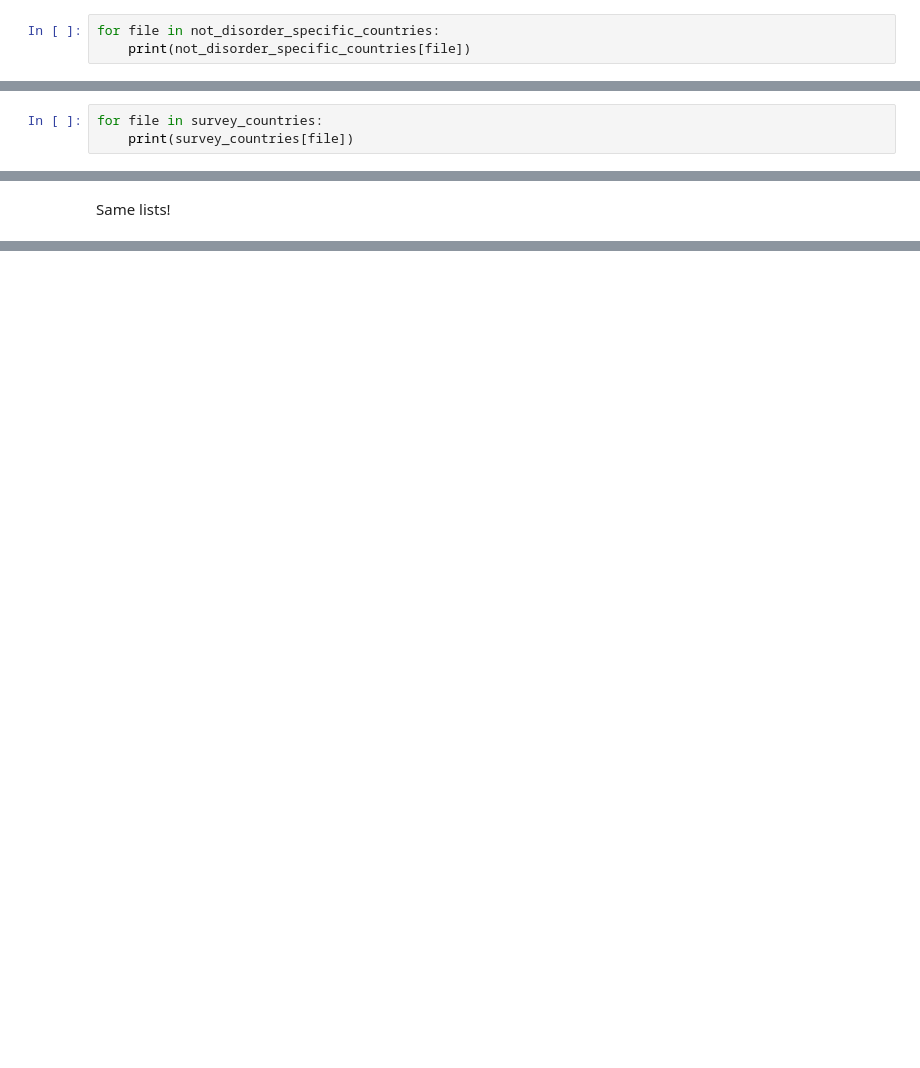
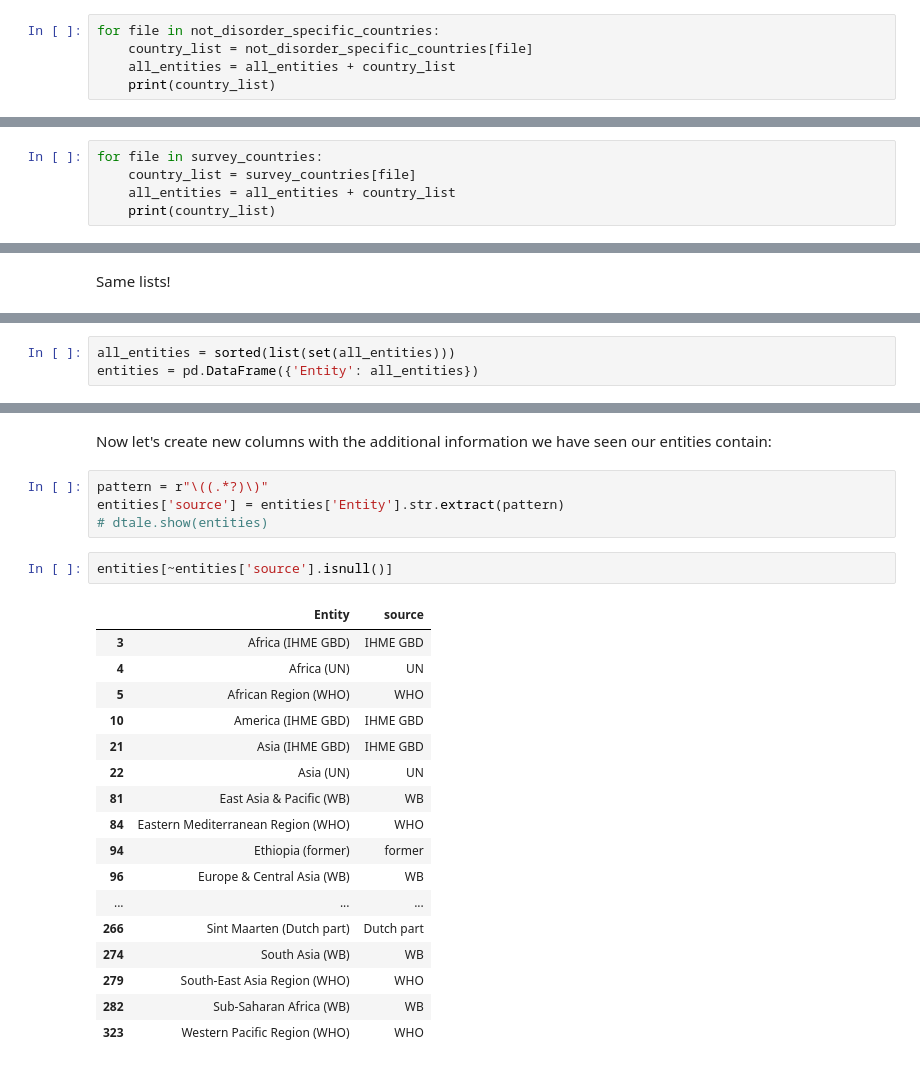
Before and after one commit to emmajslz/mental-health-db, a Jupyter notebook: file-comparison.ipynb, the cells around one changed output, grey strips where cells are left out. Drawn from its saved outputs; the diff is of its cells as text; blank space fills up the shorter version.

```diff
--- a/file-comparison.ipynb
+++ b/file-comparison.ipynb
@@ -49,7 +56,9 @@ Our lists of countries do not match, meaning that we do not have all of the info
 ### Checking for cohesive country list in the category `not-disorder-specific`
 # %%
 for file in not_disorder_specific_countries:
-    print(not_disorder_specific_countries[file])
+    country_list = not_disorder_specific_countries[file]
+    all_entities = all_entities + country_list
+    print(country_list)
 # %% [output]
 ['Abkhazia', 'Afghanistan', 'Africa', 'Africa (IHME GBD)', 'Africa (UN)', 'Akrotiri and Dhekelia', 'Aland Islands', 'Albania', 'Algeria', 'America (IHME GBD)', 'American Samoa', 'Andorra', 'Angola', ' ...
 ['Abkhazia', 'Afghanistan', 'Africa', 'Africa (IHME GBD)', 'Africa (UN)', 'Akrotiri and Dhekelia', 'Aland Islands', 'Albania', 'Algeria', 'America (IHME GBD)', 'American Samoa', 'Andorra', 'Angola', ' ...
@@ -61,7 +70,9 @@ Same lists!
 ### Checking for cohesive country list in the category `survey`
 # %%
 for file in survey_countries:
-    print(survey_countries[file])
+    country_list = survey_countries[file]
+    all_entities = all_entities + country_list
+    print(country_list)
 # %% [output]
 ['Abkhazia', 'Afghanistan', 'Africa', 'Africa (IHME GBD)', 'Africa (UN)', 'Akrotiri and Dhekelia', 'Aland Islands', 'Albania', 'Algeria', 'America (IHME GBD)', 'American Samoa', 'Andorra', 'Angola', ' ...
 ['Abkhazia', 'Afghanistan', 'Africa', 'Africa (IHME GBD)', 'Africa (UN)', 'Akrotiri and Dhekelia', 'Aland Islands', 'Albania', 'Algeria', 'America (IHME GBD)', 'American Samoa', 'Andorra', 'Angola', ' ...
@@ -78,0 +96,3 @@ Same lists!
+# %%
+all_entities = sorted(list(set(all_entities)))
+entities = pd.DataFrame({'Entity': all_entities})
@@ -78,0 +113,26 @@ Same lists!
+# %% [markdown]
+Now let's create new columns with the additional information we have seen our entities contain:
+# %%
+pattern = r"\((.*?)\)"
+entities['source'] = entities['Entity'].str.extract(pattern)
+# dtale.show(entities)
+# %%
+entities[~entities['source'].isnull()]
+# %% [output]
+|  | Entity | source |
+| 3 | Africa (IHME GBD) | IHME GBD |
+| 4 | Africa (UN) | UN |
+| 5 | African Region (WHO) | WHO |
+| 10 | America (IHME GBD) | IHME GBD |
+| 21 | Asia (IHME GBD) | IHME GBD |
+| 22 | Asia (UN) | UN |
+| 81 | East Asia & Pacific (WB) | WB |
+| 84 | Eastern Mediterranean Region (WHO) | WHO |
+| 94 | Ethiopia (former) | former |
+| 96 | Europe & Central Asia (WB) | WB |
+| ... | ... | ... |
+| 266 | Sint Maarten (Dutch part) | Dutch part |
+| 274 | South Asia (WB) | WB |
+| 279 | South-East Asia Region (WHO) | WHO |
+| 282 | Sub-Saharan Africa (WB) | WB |
+| 323 | Western Pacific Region (WHO) | WHO |
```
Also changed, not shown: parts of 9 cells of this notebook, 1 other file.
